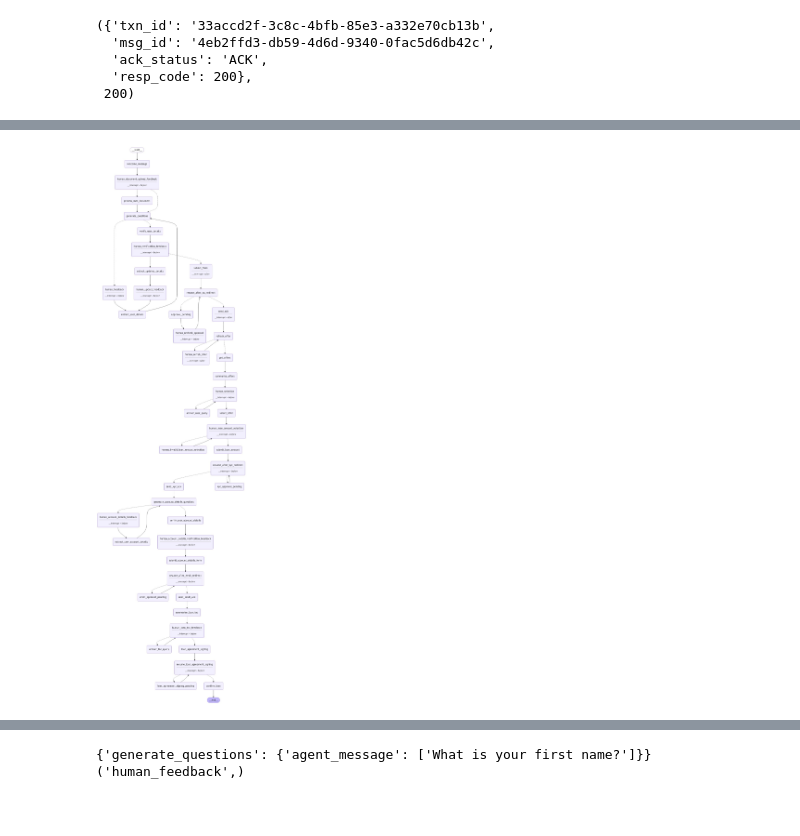
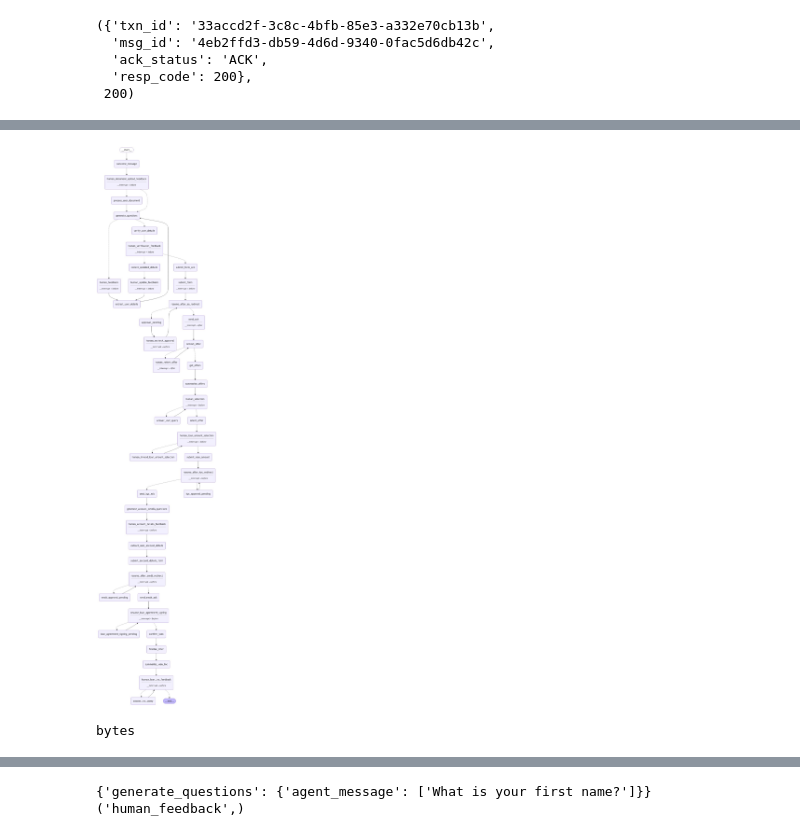
Before and after one commit to CliniQ360/entropy, a Jupyter notebook: poc/loan-assistant.ipynb, the cells around one changed output, grey strips where cells are left out. Cells and saved outputs as stored; diff of their text form; code cells hidden in the pictures; blank space fills up the shorter version.

Commit message:
Merge branch 'feature/backend_apis' of https://github.com/CliniQ360/entropy into feature/backend_apis

```diff
--- a/poc/loan-assistant.ipynb
+++ b/poc/loan-assistant.ipynb
@@ -48,0 +356,6 @@ llm_flash_dev = ChatVertexAI(
+# %%
+text = """Okay, let's break down this credit offer. It's from ONDC Bank, and they're offering you a loan of ₹400,000 with a 12% fixed interest rate for 5 months.  You'll pay ₹88,460 per month, and the total cost of the loan will be ₹442,300.  They have a 5-minute cool-off period, so you can review the offer before committing. """
+
+prompt = f"Consider all the numeric values in the text and convert them into words. Currency is in Indian Rupees. input_text: {text}"
+generated_data = llm_flash_dev.invoke(prompt)
+print(generated_data.content)
@@ -88,12 +403,12 @@ prompt = """The audio might contains technical information, including email addr
             Do not convert the @ symbol into at the rate or the . symbol into dot. Please transcribe the audio verbatim with exact character preservation for email addresses and technical terms.
             Pay special attention to ensuring special characters are accurately captured, as is"""
 
-prompt_1 = """Transcribe the audio verbatim"""
+prompt_1 = """Transcribe the audio verbatim. Ignore any background noise and transcribe only the primary audio."""
 prompt_2 = """Identify the intent of the user in the audio"""
-gcs_uri = "gs://entropy-data/C360-AUDIO-164937-input.mp3"
+gcs_uri = "gs://entropy-data/C360-AUDIO-316397-input.mp3"
 message = HumanMessage(
     [
-        prompt,
+        prompt_1,
         {
             "type": "media",
             "file_uri": gcs_uri,
@@ -106,7 +421,7 @@ message = HumanMessage(
 #         description="Intent of the user in the audio file from the given options: 'Positive', 'Negative'",
 #     )
 # structured_llm = llm_flash_dev.with_structured_output(UserIntent)
-response = llm_flash_dev.invoke([message])
+response = llm_pro_dev.invoke([message])
 print(response.content)
 
 # class UserIntentClassification(BaseModel):
@@ -496,3 +830,4 @@ class LoanDocumentState(TypedDict):
     loan_agreement_text:str
     user_query: Annotated[list, operator.add]
     engine_answer: Annotated[list, operator.add]
+    final_offer:list
@@ -1462,27 +1818,32 @@ builder.add_edge("confirm_loan", END)
 # %%
 memory = MemorySaver()
 graph = builder.compile(
     interrupt_before=[
         "human_document_upload_feedback",
+        "submit_form",
         "human_feedback",
         "human_verification_feedback",
         "human_update_feedback",
         "human_selection",
         "human_loan_amount_selection",
         "human_recheck_approval",
         "human_account_details_feedback",
         "resume_after_kyc_redirect",
-        "human_account_details_verification_feedback",
+        # "human_account_details_verification_feedback",
         "resume_after_emdt_redirect",
         "human_loan_tnc_feedback",
         "resume_loan_agreement_signing",
     ],
-    interrupt_after=["submit_form", "send_ack", "human_refreh_offer"],
+    interrupt_after=["send_ack", "human_refreh_offer"],
     checkpointer=memory,
 )
 display(Image(graph.get_graph(xray=1).draw_mermaid_png()))
 # %% [output]
-[figure, old version]
+[figure, new version]
+# %%
+type(graph.get_graph(xray=1).draw_mermaid_png())
+# %% [output]
+bytes
 # %%
 from psycopg_pool import AsyncConnectionPool, ConnectionPool
 from langgraph.checkpoint.postgres import PostgresSaver
```
Also changed, not shown: parts of 21 cells of this notebook, 5 other files.
